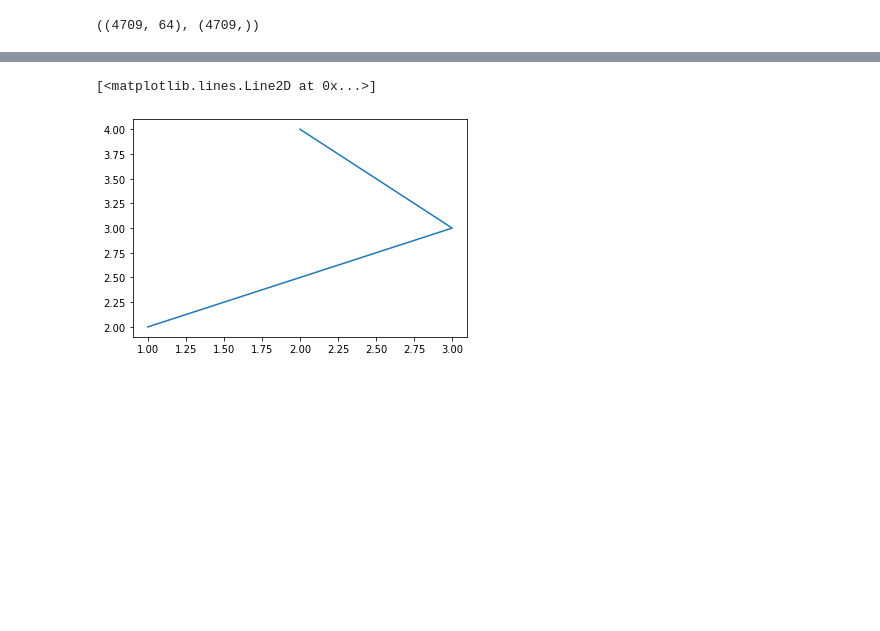
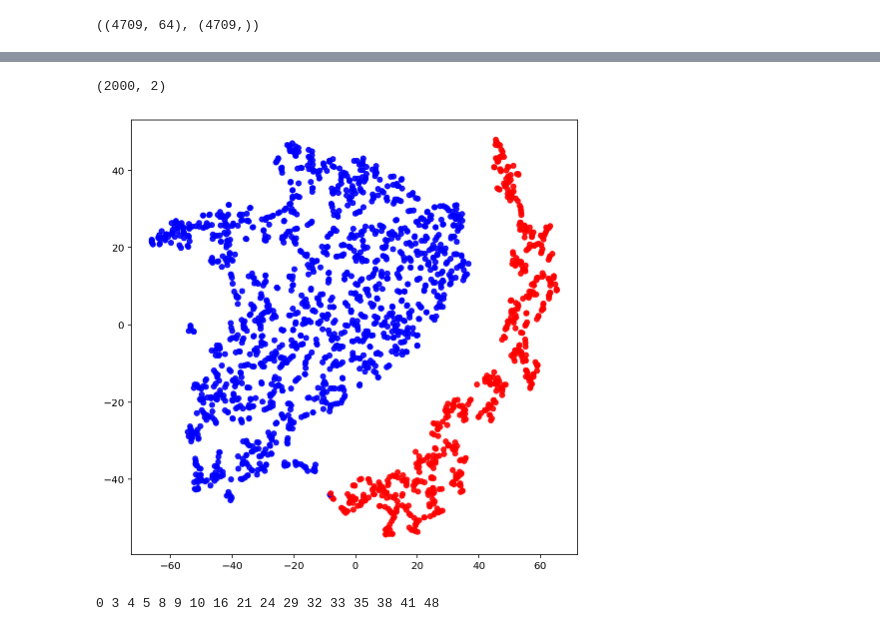
Before and after one commit to TeamSemiSuperCV/semi-super, a Jupyter notebook: webapp/Extract_tSNE_Features.ipynb, the cells around one changed output, grey strips where cells are left out. Saved outputs shown, nothing was run; the diff lists cells and outputs as text; code cells hidden in the pictures; blank space fills up the shorter version.

Commit message:
Change from using SKLearn to openTSNE as the latter support separate fit() and transform(), speeding up plot generation and ensuring determinism. Reduce NPZ to 2000 points

```diff
--- a/webapp/Extract_tSNE_Features.ipynb
+++ b/webapp/Extract_tSNE_Features.ipynb
@@ -47,7 +48,8 @@ def make_model(input_shape):
 # %%
 model = make_model(IMG_SIZE)
 model.build(IMG_SIZE)
-model.load_weights('/content/drive/MyDrive/TeamSemiSuperCV/Wing/FSL_Benchmarks/FSL_ResNet50_XrayRemix.h5')
+# model.load_weights('/content/drive/MyDrive/TeamSemiSuperCV/Wing/FSL_Benchmarks/FSL_ResNet50_XrayRemix.h5')
+model.load_weights('./FSL_ResNet50_XrayRemix.h5')
 model.trainable = False
 model.summary()
 # %% [output]
@@ -125,4 +127,14 @@ labels = np.concatenate(labels)
 feats.shape, labels.shape
 # %% [output]
 ((4709, 64), (4709,))
+# %%
+# Sample a reduced set of features
+feats_idxs = np.arange(len(feats))
+np.random.seed(44)
+np.random.shuffle(feats_idxs)
+feats_sm = np.empty((NUM_FEATS, *feats.shape[1:]), dtype=np.float32)
+labels_sm = np.empty((NUM_FEATS,), dtype=np.int32)
+for i, idx in enumerate(feats_idxs[:NUM_FEATS]):
+  feats_sm[i] = feats[idx]
+  labels_sm[i] = labels[idx]
 # %%
@@ -158,5 +165,0 @@ array([1, 1, 1, 1, 1, 1, 1, 1, 1, 1, 0, 1, 0, 1, 1, 1, 1, 1, 1, 1, 0, 1,
-# %%
-plt.plot([1,3,2],[2,3,4])
-# %% [output]
-[<matplotlib.lines.Line2D at 0x...>]
-[figure, removed]
@@ -162,0 +169,24 @@ plt.plot([1,3,2],[2,3,4])
+# %%
+tsne = TSNE(
+    perplexity=12,
+    metric="euclidean",
+    n_jobs=4,
+    random_state=42,
+)
+embeddings = tsne.fit(feats_sm)
+embeddings.shape
+# %% [output]
+(2000, 2)
+# %%
+colormap = np.array(['r', 'b', 'k'])
+# %%
+plt.figure(figsize=(8,8))
+plt.scatter(embeddings[:, 0], embeddings[:, 1], c=colormap[labels_sm], s=25, alpha=0.9);
+# %% [output]
+[figure, added]
+# %%
+for i in range(50):
+  if labels_sm[i] == 0:
+    print(i, end=' ')
+# %% [output]
+0 3 4 5 8 9 10 16 21 24 29 32 33 35 38 41 48
```
Also changed, not shown: parts of 14 cells of this notebook, 3 other files.
